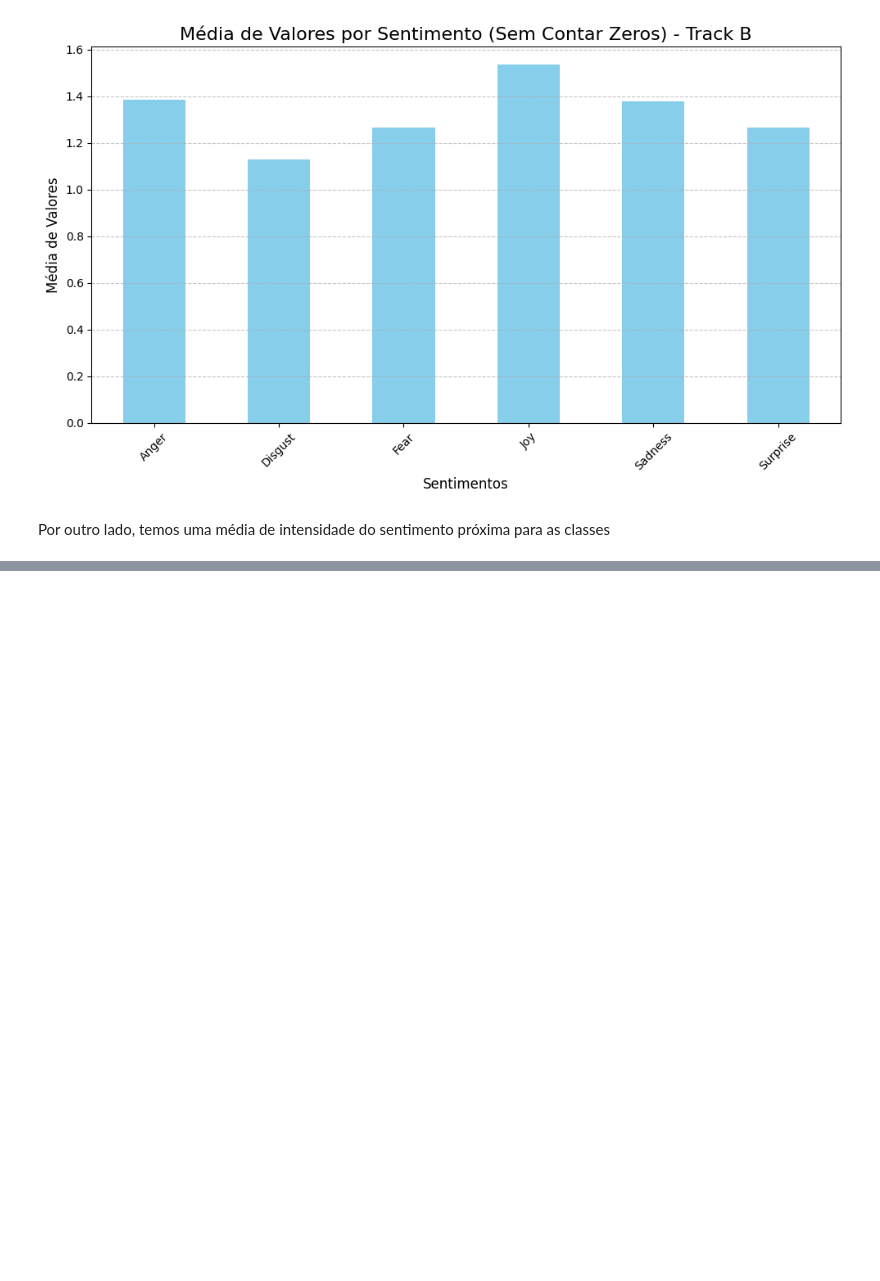
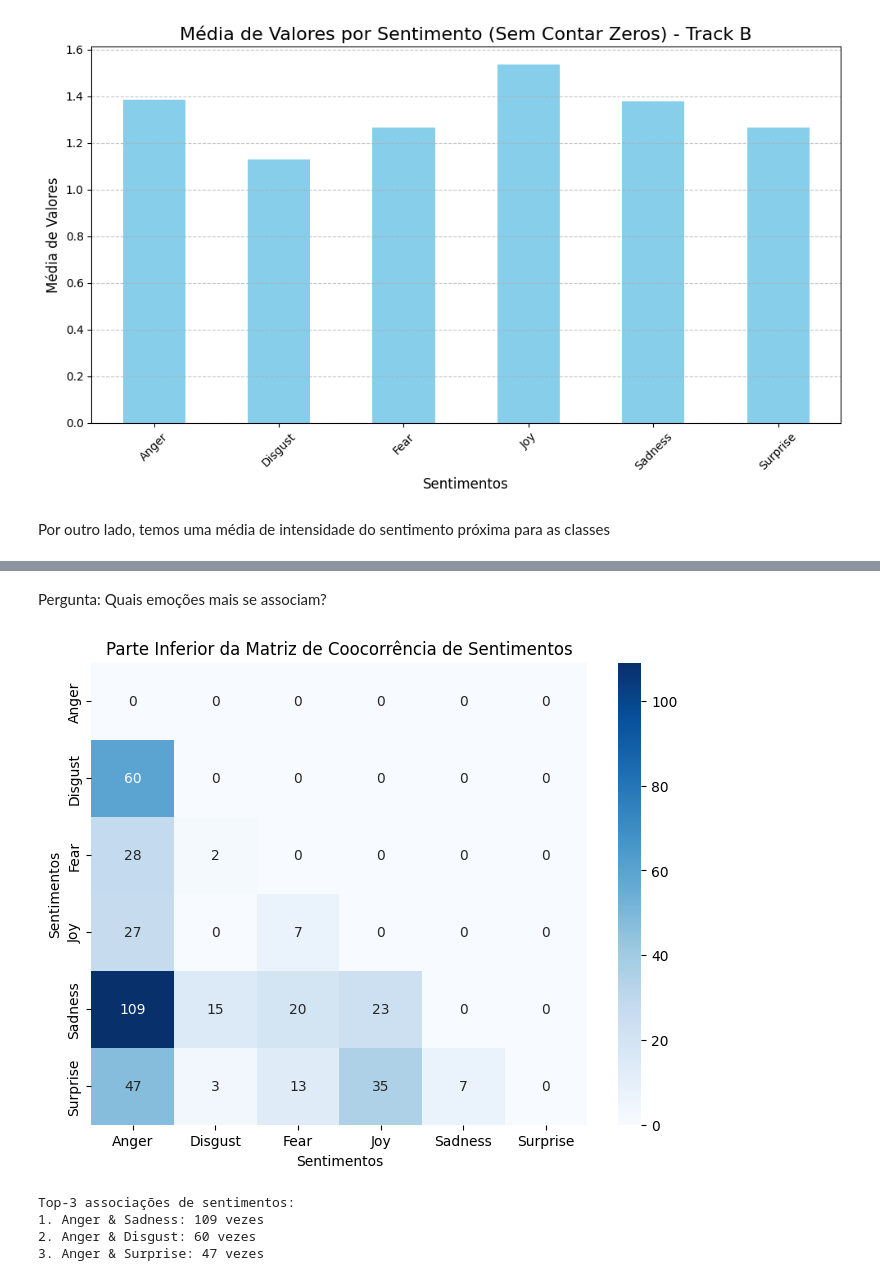
Before and after one commit to arturnovais/Emotion-Detection---SemEval-2025-Task-11, a Jupyter notebook: EDA.ipynb, the cells around one changed output, grey strips where cells are left out. Saved outputs shown, nothing was run; the diff lists cells and outputs as text; code cells hidden in the pictures; blank space fills up the shorter version.

```diff
--- a/EDA.ipynb
+++ b/EDA.ipynb
@@ -91,0 +249,39 @@ Pergunta:
+# %% [markdown]
+Pergunta: Quais emoções mais se associam?
+# %%
+sentiments = track_a.drop(columns=['id', 'text'])
+cooccurrence_matrix = sentiments.T.dot(sentiments)
+
+for sentiment in cooccurrence_matrix.columns:
+    cooccurrence_matrix.loc[sentiment, sentiment] = 0
+
+lower_triangle_matrix = cooccurrence_matrix.where(
+    np.tril(np.ones(cooccurrence_matrix.shape), k=-1).astype(bool)
+)
+
+lower_triangle_matrix = lower_triangle_matrix.fillna(0).astype(int)
+
+plt.figure(figsize=(8, 6))
+sns.heatmap(lower_triangle_matrix, annot=True, fmt="d", cmap="Blues")
+plt.title("Parte Inferior da Matriz de Coocorrência de Sentimentos")
+plt.xlabel("Sentimentos")
+plt.ylabel("Sentimentos")
+plt.show()
+
+associations = []
+for i, j in itertools.combinations(cooccurrence_matrix.columns, 2):
+    count = cooccurrence_matrix.loc[i, j]
+    if count > 0:
+        associations.append((i, j, count))
+
+associations = sorted(associations, key=lambda x: x[2], reverse=True)
+
+print("Top-3 associações de sentimentos:")
+for i, (sentiment1, sentiment2, count) in enumerate(associations[:3], 1):
+    print(f"{i}. {sentiment1} & {sentiment2}: {count} vezes")
+# %% [output]
+[figure, added]
+Top-3 associações de sentimentos:
+1. Anger & Sadness: 109 vezes
+2. Anger & Disgust: 60 vezes
+3. Anger & Surprise: 47 vezes
```
Also changed, not shown: parts of 16 cells of this notebook.
